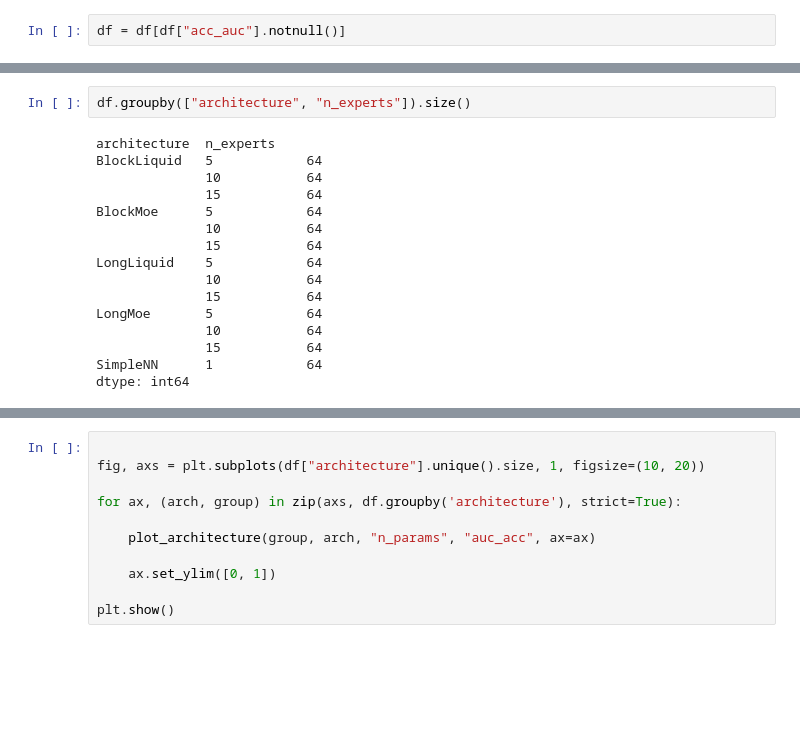
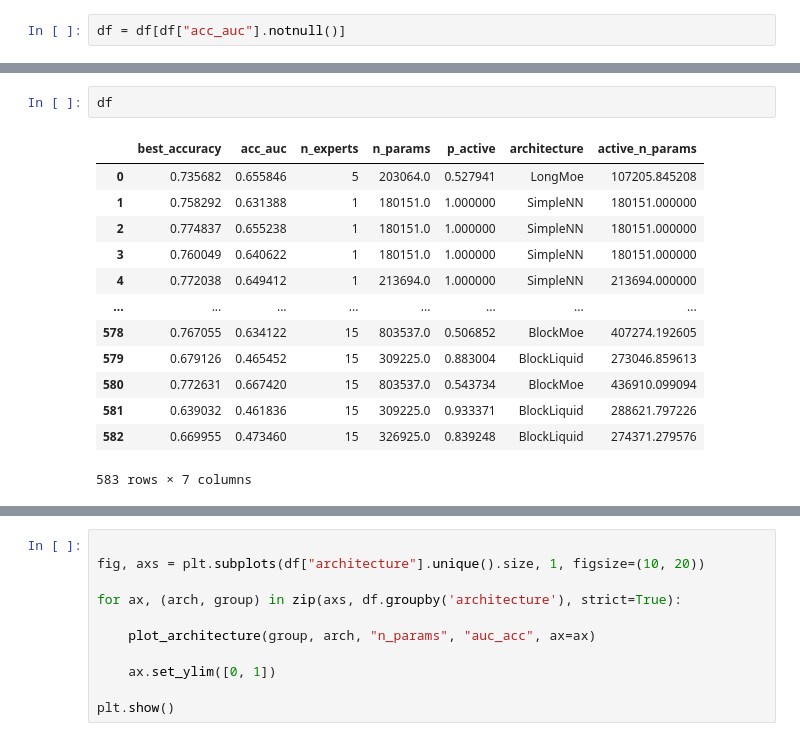
Before and after one commit to viktorvesely/liquid, a Jupyter notebook: liquid/notebooks/scaling_laws.ipynb, the cells around one changed output, grey strips where cells are left out. Saved outputs shown, nothing was run; the diff lists cells and outputs as text; blank space fills up the shorter version.

```diff
--- a/liquid/notebooks/scaling_laws.ipynb
+++ b/liquid/notebooks/scaling_laws.ipynb
@@ -106,18 +127,16 @@ df[df["architecture"].str.contains("LongMoe")]["n_params"].plot.hist(bins=20)
-# %%
-df.groupby(["architecture", "n_experts"]).size()
-# %% [output]
-architecture  n_experts
-BlockLiquid   5            64
-              10           64
-              15           64
-BlockMoe      5            64
-              10           64
-              15           64
-LongLiquid    5            64
-              10           64
-              15           64
-LongMoe       5            64
-              10           64
-              15           64
-SimpleNN      1            64
-dtype: int64
+# %%
+df
+# %% [output]
+|  | best_accuracy | acc_auc | n_experts | n_params | p_active | architecture | active_n_params |
+| 0 | 0.735682 | 0.655846 | 5 | 203064.0 | 0.527941 | LongMoe | 107205.845208 |
+| 1 | 0.758292 | 0.631388 | 1 | 180151.0 | 1.000000 | SimpleNN | 180151.000000 |
+| 2 | 0.774837 | 0.655238 | 1 | 180151.0 | 1.000000 | SimpleNN | 180151.000000 |
+| 3 | 0.760049 | 0.640622 | 1 | 180151.0 | 1.000000 | SimpleNN | 180151.000000 |
+| 4 | 0.772038 | 0.649412 | 1 | 213694.0 | 1.000000 | SimpleNN | 213694.000000 |
+| ... | ... | ... | ... | ... | ... | ... | ... |
+| 578 | 0.767055 | 0.634122 | 15 | 803537.0 | 0.506852 | BlockMoe | 407274.192605 |
+| 579 | 0.679126 | 0.465452 | 15 | 309225.0 | 0.883004 | BlockLiquid | 273046.859613 |
+| 580 | 0.772631 | 0.667420 | 15 | 803537.0 | 0.543734 | BlockMoe | 436910.099094 |
+| 581 | 0.639032 | 0.461836 | 15 | 309225.0 | 0.933371 | BlockLiquid | 288621.797226 |
+| 582 | 0.669955 | 0.473460 | 15 | 326925.0 | 0.839248 | BlockLiquid | 274371.279576 |
+583 rows × 7 columns
```
Also changed, not shown: parts of 8 cells of this notebook, 5 other files.
